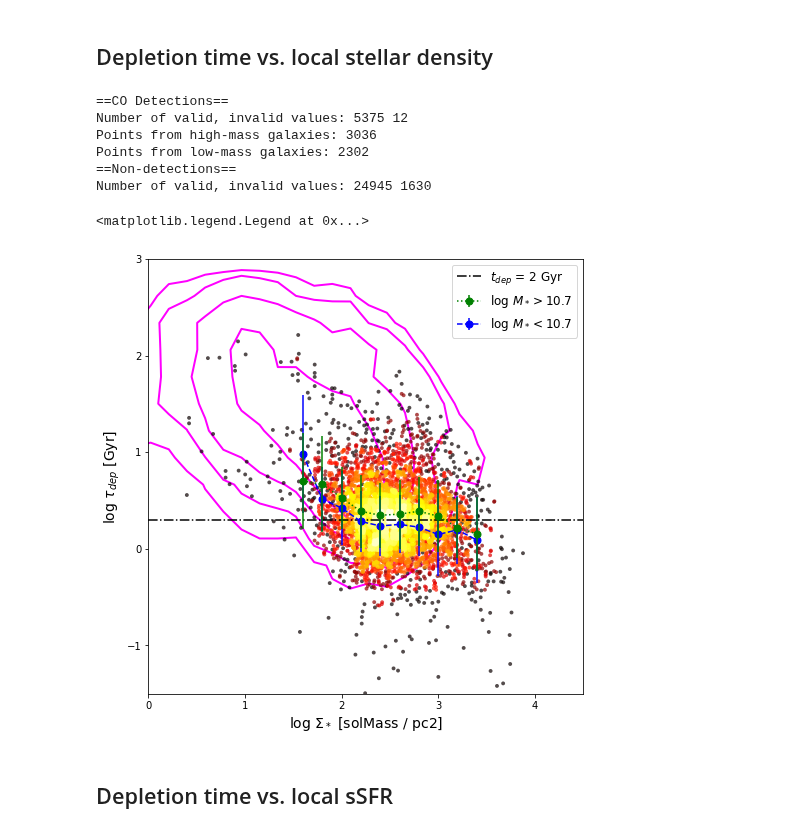
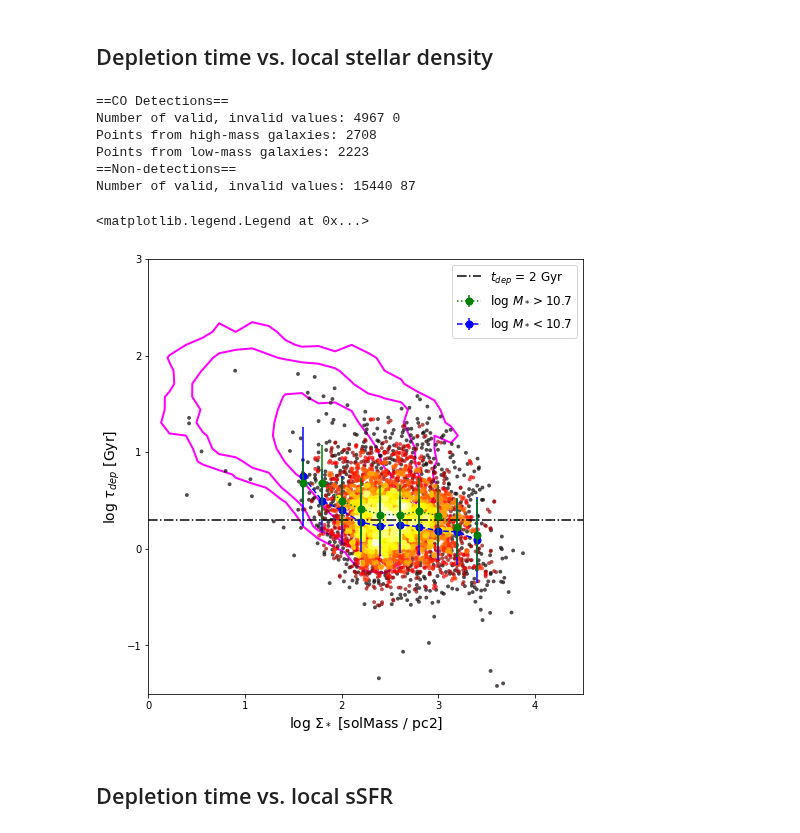
Before and after one commit to tonywong94/edge_pydb, a Jupyter notebook: demo_notebk/SFLaw-edge.ipynb, the cells around one changed output. Drawn from its saved outputs; the diff is of its cells as text; code cells hidden in the pictures.

```diff
--- a/demo_notebk/SFLaw-edge.ipynb
+++ b/demo_notebk/SFLaw-edge.ipynb
@@ -18,8 +18,9 @@ np.seterr(invalid='ignore')
 # limit the columns we read to avoid information overload
 sspcols = ['Name','ix','iy','mass_ssp_sm','sigstar_sm']
 fluxcols = ['Name','ix','iy','flux_Halpha_sm','flux_Hbeta_sm','e_flux_Halpha_sm',
-          'flux_sigsfr_sm','EW_Halpha_sm','ZOH_sm','BPT_sm']
+            'e_flux_Hbeta_sm','flux_sigsfr_sm','EW_Halpha_sm']
 
+# Note that NGC 5784 is missing stellar mass
 globaltab = EdgeTable('edge_califa.csv', cols=['Name','caMass'])
 cofluxtab = EdgeTable('edge_coflux_smo7.csv', cols=['Name','coNomaskDv_smo7','coSmoothDv_smo7'])
 try:
@@ -124,0 +62,7 @@ Length = 26575 rows
+# %%
+# Apply a 3-sigma cut to CO, Halpha, Hbeta
+codet = (fluxtab['mom0_12']>3*fluxtab['emom0_12'])
+sfdet = ((fluxtab['flux_Halpha_sm']>3*fluxtab['e_flux_Halpha_sm']) &
+         (fluxtab['flux_Hbeta_sm']>3*fluxtab['e_flux_Hbeta_sm']))
+det = codet & sfdet
+ndet = ~codet & sfdet
@@ -124,0 +102,10 @@ Length = 26575 rows
+# %%
+sfe_ndet = Table()
+sfe_ndet['Name'] = fluxtab['Name'][ndet]
+sfe_ndet['sigmol'] = msd_co(3*fluxtab['emom0max_12'][ndet])
+sfe_ndet['sigsfr'] = fluxtab['flux_sigsfr_sm'][ndet]
+sfe_ndet['sigstar'] = fluxtab['sigstar_sm'][ndet]
+sfe_ndet['stmass'] = fluxtab['caMass'][ndet]
+sfe_ndet['t_dep'] = Column(sfe_ndet['sigmol'].quantity/sfe_ndet['sigsfr'].quantity)
+sfe_ndet['sigssfr'] = Column(sfe_ndet['sigsfr'].quantity/sfe_ndet['sigstar'].quantity)
+sfe_ndet
@@ -219,57 +227,58 @@ Points from low-mass galaxies: 2302
 ## Depletion time vs. local stellar density
 # %%
 # Select data to plot (must be loggable)
-sstd_valid = (~np.isnan(sig_star_det)) & (~np.isnan(t_dep_det)) & (sig_star_det>0) & (t_dep_det>0)
+sstd_valid = ~np.isnan(sfe_det['sigstar']) & (sfe_det['sigstar']>0) & (sfe_det['t_dep']>0)
 print('==CO Detections==')
 print('Number of valid, invalid values:',len(np.nonzero(sstd_valid)[0]),len(np.nonzero(~sstd_valid)[0]))
-himass = sstd_valid & (stmass_det>10.7)
+himass = sstd_valid & (sfe_det['stmass'] > 10.7)
 print('Points from high-mass galaxies:',len(np.nonzero(himass)[0]))
-lomass = sstd_valid & (stmass_det<=10.7)
+lomass = sstd_valid & (sfe_det['stmass'] <= 10.7)
 print('Points from low-mass galaxies:',len(np.nonzero(lomass)[0]))
-
-sstd_valid_ndet = (~np.isnan(sig_star_ndet)) & (~np.isnan(t_dep_ndet)) & (sig_star_ndet>0) & (t_dep_ndet>0)
+sstd_valid_ndet = ~np.isnan(sfe_ndet['sigstar']) & (sfe_ndet['sigstar']>0) & (sfe_ndet['t_dep']>0)
 print('==Non-detections==')
 print('Number of valid, invalid values:',len(np.nonzero(sstd_valid_ndet)[0]),len(np.nonzero(~sstd_valid_ndet)[0]))
 
-x_det, y_det, z_det, *hist = xy2hist(sig_star_det[sstd_valid], t_dep_det[sstd_valid], log=True)
-x_ndet, y_ndet, z_ndet, *hist2 = xy2hist(sig_star_ndet[sstd_valid_ndet],
-                                         t_dep_ndet[sstd_valid_ndet], log=True, bins=[30,30])
+x_det, y_det, z_det, *hist = xy2hist(sfe_det['sigstar'][sstd_valid],
+                                     sfe_det['t_dep'][sstd_valid], log=True)
+x_ndet, y_ndet, z_ndet, *hist2 = xy2hist(sfe_ndet['sigstar'][sstd_valid_ndet],
+                                         sfe_ndet['t_dep'][sstd_valid_ndet],
+                                         log=True, bins=[30,30])
 
-xhi_bin, yhi_bin, yhi_err = xy2binned(sig_star_det[himass],
-                                      t_dep_det[himass], bins=10, range=[1.5,3.5])
-xlo_bin, ylo_bin, ylo_err = xy2binned(sig_star_det[lomass],
-                                      t_dep_det[lomass], bins=10, range=[1.5,3.5])
+xhi_bin, yhi_bin, yhi_err = xy2binned(sfe_det['sigstar'][himass],
+                                      sfe_det['t_dep'][himass], bins=10, range=[1.5,3.5])
+xlo_bin, ylo_bin, ylo_err = xy2binned(sfe_det['sigstar'][lomass],
+                                      sfe_det['t_dep'][lomass], bins=10, range=[1.5,3.5])
 
 # Make the scatter plot
 fig, ax = plt.subplots(figsize=(8,8))
 cm = plt.cm.get_cmap('hot')
 sc = ax.scatter(x_det, y_det, c=z_det, s=15, edgecolor='', cmap='hot', alpha=0.7)
 ax.errorbar(xhi_bin, yhi_bin, yerr=yhi_err, zorder=3,
             color='green', marker='o', ms=7, ls=':', label='log $M_*>10.7$')
 ax.errorbar(xlo_bin, ylo_bin, yerr=ylo_err, zorder=2,
             color='blue', marker='o', ms=7, ls='--', label='log $M_*<10.7$')
 ax.contour(hist2[0].transpose(),[10,30,100,300],
            extent=[hist2[1].min(),hist2[1].max(),
                    hist2[2].min(),hist2[2].max()],
            colors='magenta',linewidths=2,zorder=-1)
-plt.xlabel(r'log $\Sigma_*$ ['+str(sig_star_det.unit)+']',fontsize=14)
-plt.ylabel(r'log $\tau_{dep}$ ['+str(t_dep_det.unit)+']',fontsize=14)
+plt.xlabel(r'log $\Sigma_*$ ['+str(sfe_det['sigstar'].unit)+']',fontsize=14)
+plt.ylabel(r'log $\tau_{dep}$ ['+str(sfe_det['t_dep'].unit)+']',fontsize=14)
 ax.set_aspect('equal')
 ax.axhline(np.log10(2), ls='-.', color='k', label='$t_{dep}$ = 2 Gyr')
 ax.set_xlim(0,4.5)
 ax.set_ylim(-1.5,3)
 ax.xaxis.set_major_locator(MultipleLocator(1))
 ax.yaxis.set_major_locator(MultipleLocator(1))
 plt.legend(fontsize='large')
 # %% [output]
 ==CO Detections==
-Number of valid, invalid values: 5375 12
-Points from high-mass galaxies: 3036
-Points from low-mass galaxies: 2302
+Number of valid, invalid values: 4967 0
+Points from high-mass galaxies: 2708
+Points from low-mass galaxies: 2223
 ==Non-detections==
-Number of valid, invalid values: 24945 1630
+Number of valid, invalid values: 15440 87
 <matplotlib.legend.Legend at 0x...>
-[figure, old version]
+[figure, new version]
 # %% [markdown]
 ## Depletion time vs. local sSFR
 # %%
```
Also changed, not shown: parts of 12 cells of this notebook, 1 other file.
